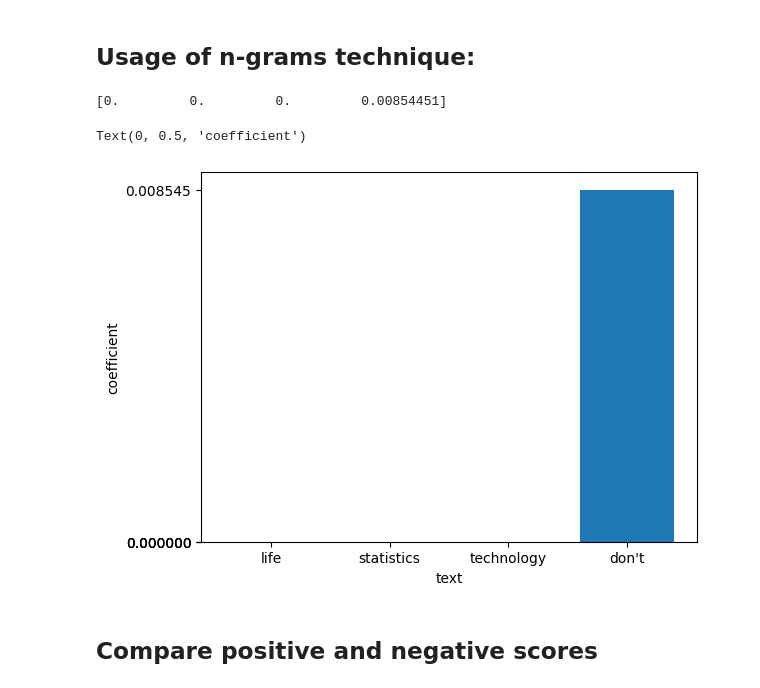
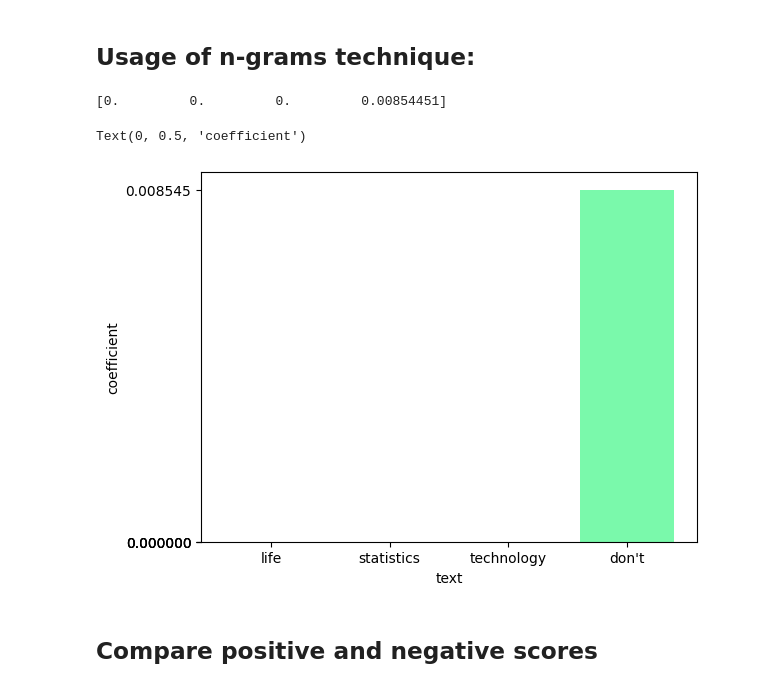
Before and after one commit to maxvonlancaster/math_modeling, a Jupyter notebook: llm/valentyn/posts_analysis.ipynb, the cells around one changed output. Saved outputs shown, nothing was run; the diff lists cells and outputs as text; code cells hidden in the pictures.

```diff
--- a/llm/valentyn/posts_analysis.ipynb
+++ b/llm/valentyn/posts_analysis.ipynb
@@ -50,19 +50,19 @@ Text(0, 0.5, 'coefficient')
 # %%
 result_n = linguistic_analysis.analyse_n_grams(rows, texts, 3, True)
 # result_three = linguistic_analysis.analyse_n_grams(rows, texts, 3, True)
 
 print(result_n)
 
 tags = [text.lower().split()[0] for text in texts]
-plt.bar(tags, result_n)
+plt.bar(tags, result_n, color="xkcd:seafoam green")
 plt.xticks(tags)
 plt.yticks(result_n)
 plt.xlabel('text')
 plt.ylabel('coefficient')
 # %% [output]
 [0.         0.         0.         0.00854451]
 Text(0, 0.5, 'coefficient')
-[figure, old version]
+[figure, new version]
 # %% [markdown]
 ## Compare positive and negative scores
 # %%
```
Also changed, not shown: parts of 2 cells of this notebook, 1 other file.
